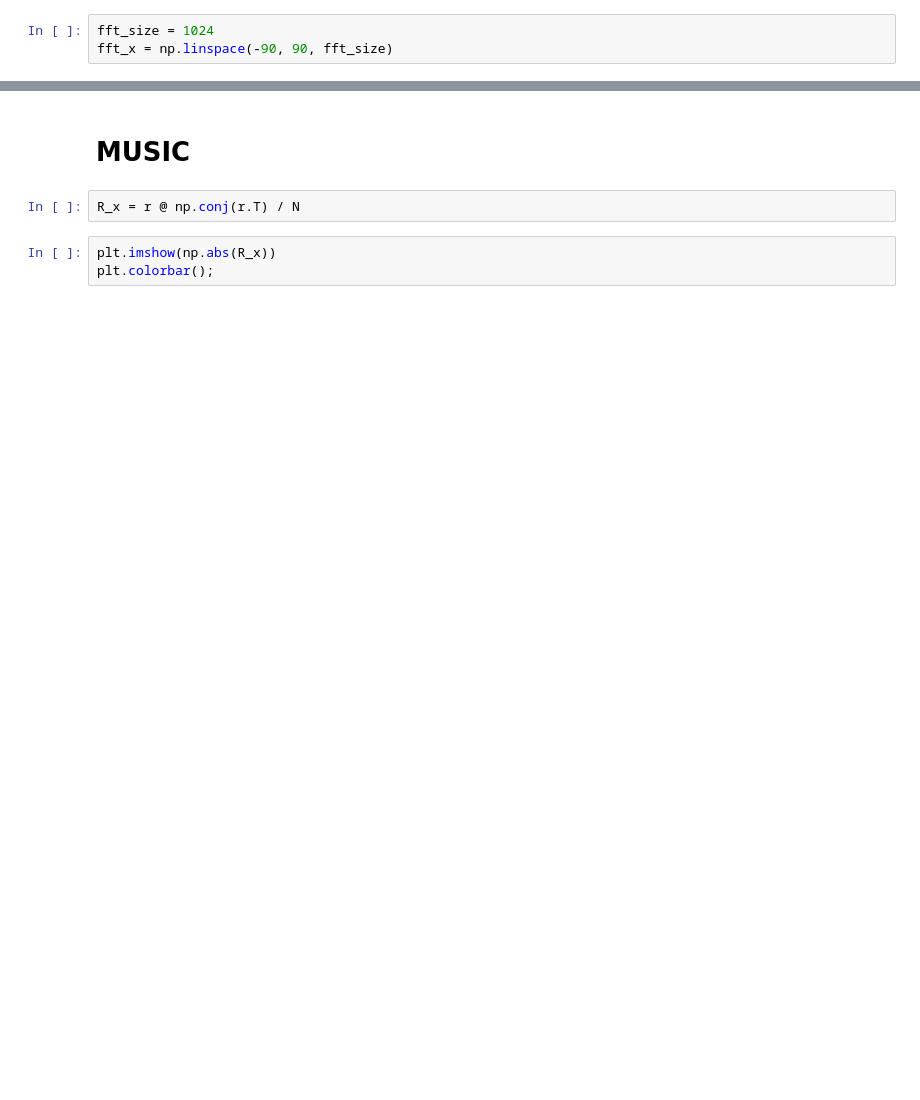
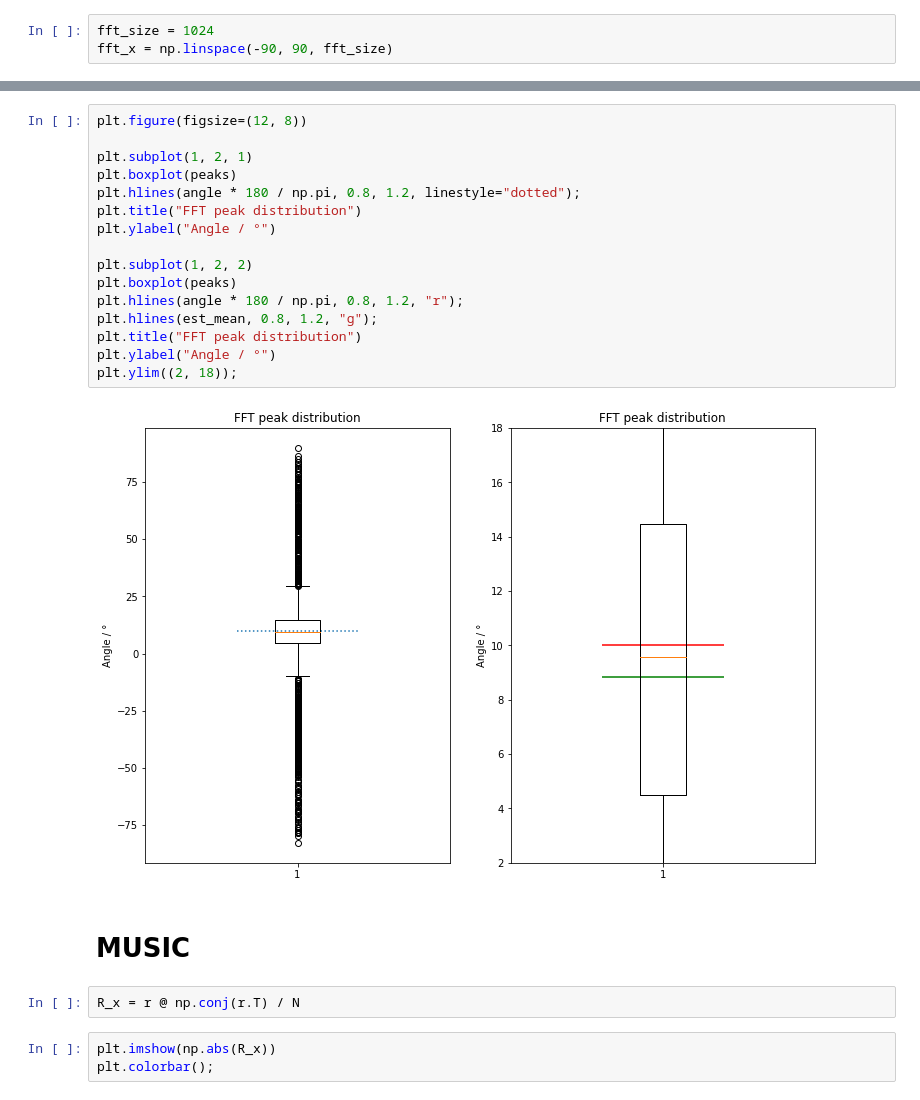
Before and after one commit to analogdevicesinc/gr-ofdmradar, a Jupyter notebook: docs/DOA.ipynb, the cells around one changed output, grey strips where cells are left out. Cells and saved outputs as stored; diff of their text form; blank space fills up the shorter version.

```diff
--- a/docs/DOA.ipynb
+++ b/docs/DOA.ipynb
@@ -89,3 +93,21 @@ plt.vlines(angle * 180 / np.pi, 0, 0.1, "r");
+# %%
+plt.figure(figsize=(12, 8))
+
+plt.subplot(1, 2, 1)
+plt.boxplot(peaks)
+plt.hlines(angle * 180 / np.pi, 0.8, 1.2, linestyle="dotted");
+plt.title("FFT peak distribution")
+plt.ylabel("Angle / °")
+
+plt.subplot(1, 2, 2)
+plt.boxplot(peaks)
+plt.hlines(angle * 180 / np.pi, 0.8, 1.2, "r");
+plt.hlines(est_mean, 0.8, 1.2, "g");
+plt.title("FFT peak distribution")
+plt.ylabel("Angle / °")
+plt.ylim((2, 18));
+# %% [output]
+[figure, added]
 # %% [markdown]
 # MUSIC
 # %%
```
Also changed, not shown: parts of 22 cells of this notebook.
